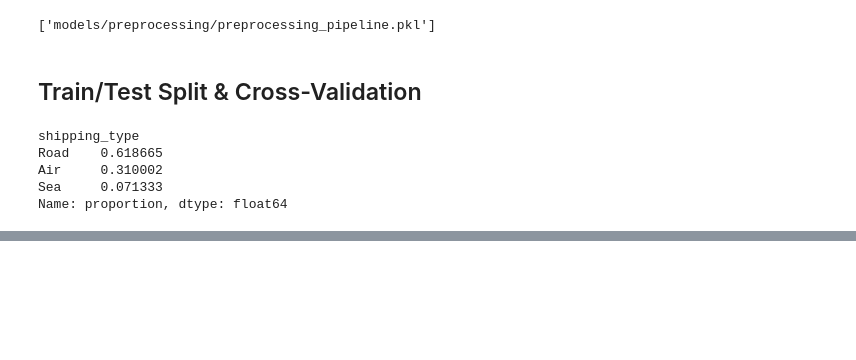
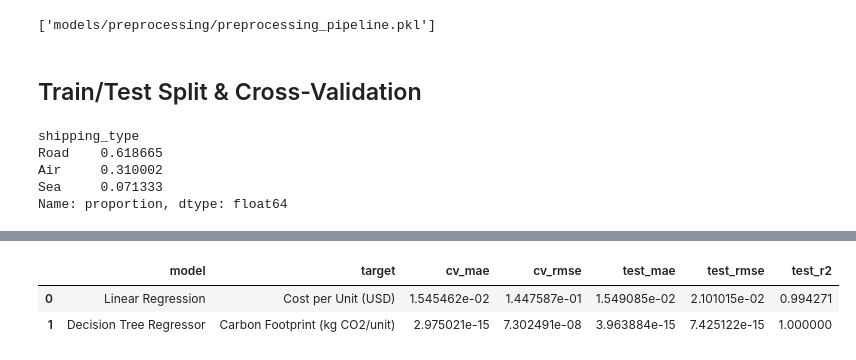
Before and after one commit to springboardmentor1816l/AI-Powered-Sustainable-Packaging-Recommendation-System, a Jupyter notebook: 01_dataset_prep.ipynb, the cells around one changed output, grey strips where cells are left out. Cells and saved outputs as stored; diff of their text form; code cells hidden in the pictures; blank space fills up the shorter version.

Commit message:
Train baseline models and add evaluation reports (exclude large datasets)

```diff
--- a/01_dataset_prep.ipynb
+++ b/01_dataset_prep.ipynb
@@ -284,0 +440,48 @@ compare_distribution(X_train, X_test, "shipping_type")
+# %%
+import numpy as np
+from sklearn.metrics import mean_absolute_error, mean_squared_error, r2_score
+
+def summarize_metrics(model_name, target, cv_results, y_true, y_pred):
+    mse = mean_squared_error(y_true, y_pred)
+    rmse = np.sqrt(mse)
+
+    return {
+        "model": model_name,
+        "target": target,
+        "cv_mae": -cv_results['test_mae'].mean(),
+        "cv_rmse": np.sqrt(-cv_results['test_rmse'].mean()),
+        "test_mae": mean_absolute_error(y_true, y_pred),
+        "test_rmse": rmse,
+        "test_r2": r2_score(y_true, y_pred)
+    }
+# %%
+metrics = []
+
+metrics.append(
+    summarize_metrics(
+        "Linear Regression",
+        "Cost per Unit (USD)",
+        cv_cost,
+        y_cost_test,
+        y_cost_pred
+    )
+)
+
+metrics.append(
+    summarize_metrics(
+        "Decision Tree Regressor",
+        "Carbon Footprint (kg CO2/unit)",
+        cv_co2,
+        y_co2_test,
+        y_co2_pred
+    )
+)
+# %%
+metrics_df = pd.DataFrame(metrics)
+metrics_df.to_csv("ml/metrics/baseline_metrics.csv", index=False)
+
+metrics_df
+# %% [output]
+|  | model | target | cv_mae | cv_rmse | test_mae | test_rmse | test_r2 |
+| 0 | Linear Regression | Cost per Unit (USD) | 1.545462e-02 | 1.447587e-01 | 1.549085e-02 | 2.101015e-02 | 0.994271 |
+| 1 | Decision Tree Regressor | Carbon Footprint (kg CO2/unit) | 2.975021e-15 | 7.302491e-08 | 3.963884e-15 | 7.425122e-15 | 1.000000 |
```
Also changed, not shown: parts of 20 cells of this notebook, 7 other files.
